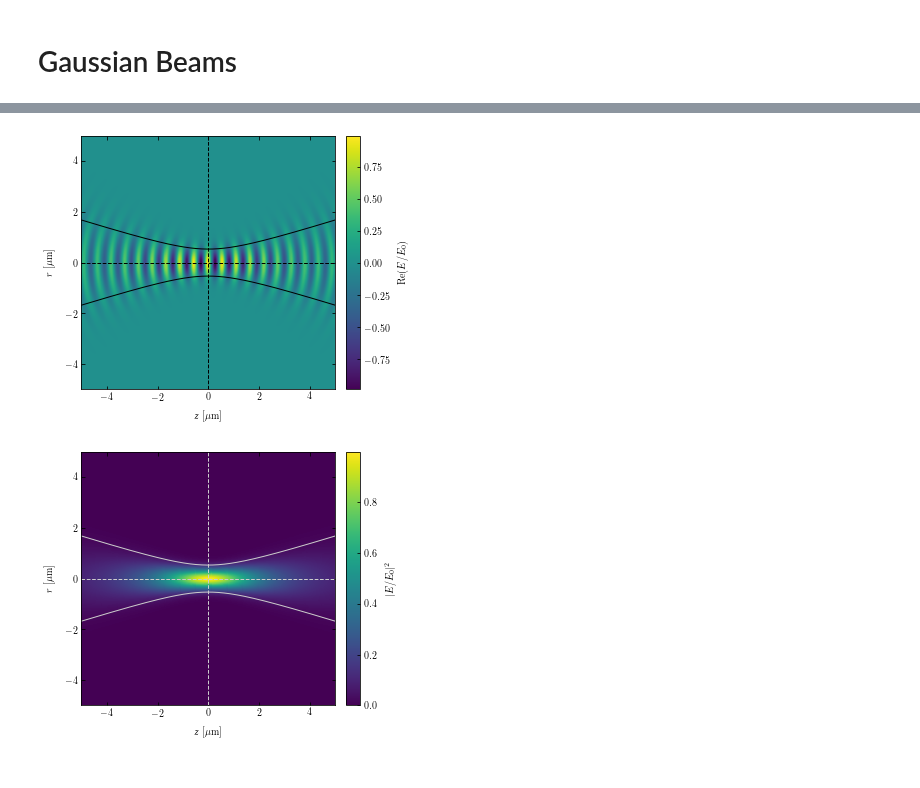
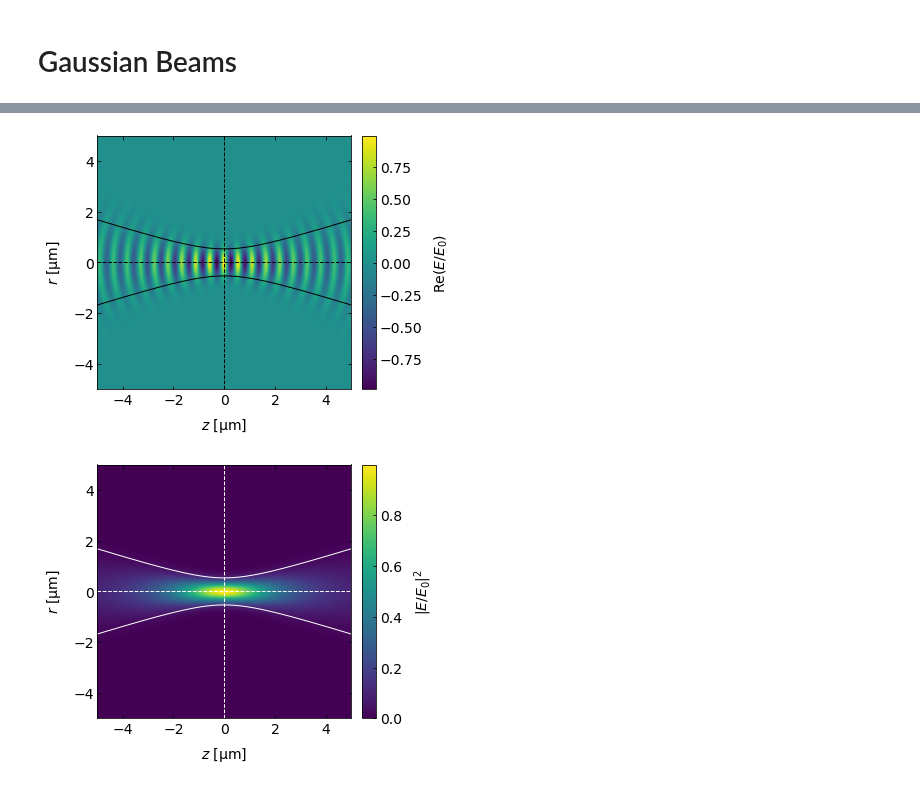
Before and after one commit to Molecular-Nanophotonics/Jupyter-Notebooks, a Jupyter notebook: Optics/Gaussian_Beams.ipynb, the cells around one changed output, grey strips where cells are left out. Drawn from its saved outputs; the diff is of its cells as text; code cells hidden in the pictures.

```diff
--- a/Optics/Gaussian_Beams.ipynb
+++ b/Optics/Gaussian_Beams.ipynb
@@ -8,11 +12,7 @@ from matplotlib import pyplot as plt
 
 from mpl_toolkits.axes_grid1 import make_axes_locatable
 
-plt.rcParams['text.latex.preamble']=[r"\usepackage{lmodern}"]
-plt.rcParams['text.latex.preamble']=[r"\usepackage{upgreek}"]
-plt.rcParams.update({'text.usetex' : True,
-                     'font.size' : 10,
-                     'font.family' : 'lmodern',
+plt.rcParams.update({'font.size' : 14,
                      'text.latex.unicode': True,
                      'axes.labelpad' : 10,
                      'xtick.top' : True,
@@ -54,21 +69,21 @@ ax.set_ylabel('$r$ [µm]')
 cbar.ax.set_ylabel(r'Re$(E/E_0)$')
 plt.show()
 # %% [output]
-[figure, old version]
+[figure, new version]
 # %%
 fig, ax = plt.subplots(1, 1, figsize=(5,5))
 im = ax.pcolormesh(Y*1e6, X*1e6, np.abs(E(X,Y))**2, cmap='viridis')
-ax.plot(x*1e6, w(x)*1e6, '.8')
-ax.plot(x*1e6, -w(x)*1e6,'.8')
-ax.axvline(x=0, c='.8', ls='--')
-ax.axhline(y=0, c='.8', ls='--')
+ax.plot(x*1e6, w(x)*1e6, 'w')
+ax.plot(x*1e6, -w(x)*1e6,'w')
+ax.axvline(x=0, c='w', ls='--')
+ax.axhline(y=0, c='w', ls='--')
 ax.set_aspect('equal')
 divider = make_axes_locatable(ax)
 cax = divider.append_axes('right', size=0.2, pad=0.15)
 cbar = plt.colorbar(im, cax=cax)
 ax.set_xlabel('$z$ [µm]')
 ax.set_ylabel('$r$ [µm]')
 cbar.ax.set_ylabel(r'$|E/E_0|^2$')
 plt.show()
 # %% [output]
-[figure, old version]
+[figure, new version]
```
Also changed, not shown: parts of 3 cells of this notebook.
